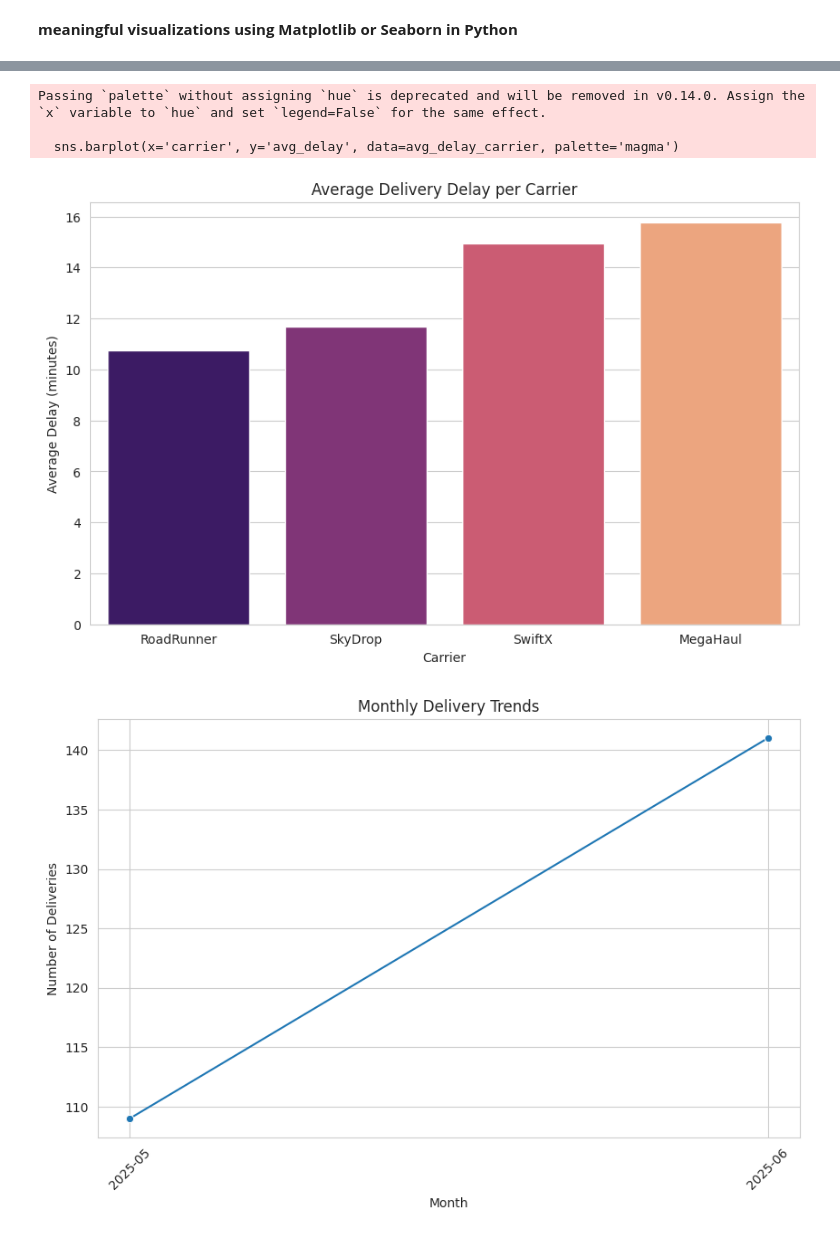
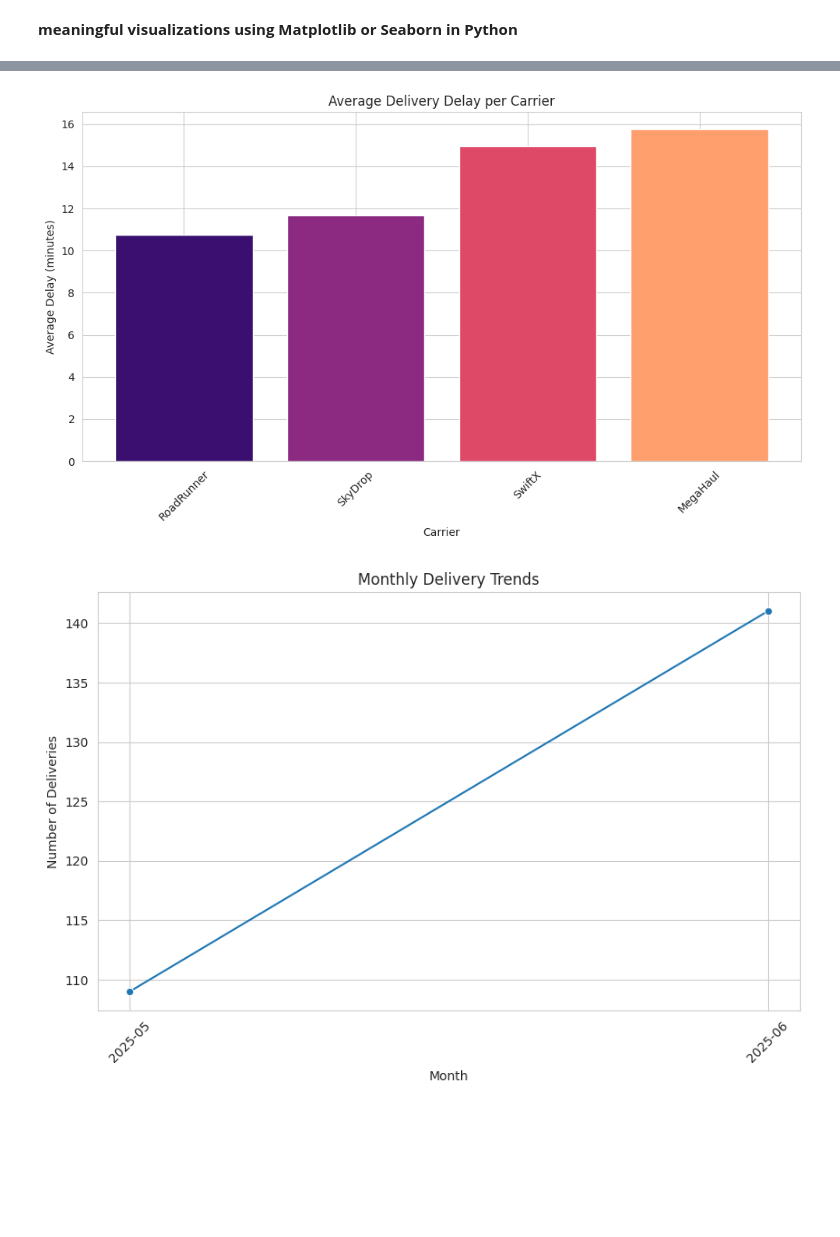
Before and after one commit to JabulaniMcineka/MyProjects, a Jupyter notebook: DeliverDataAnalysis.ipynb, the cells around one changed output, grey strips where cells are left out. Drawn from its saved outputs; the diff is of its cells as text; code cells hidden in the pictures; blank space fills up the shorter version.

```diff
--- a/DeliverDataAnalysis.ipynb
+++ b/DeliverDataAnalysis.ipynb
@@ -393,21 +434,46 @@ Passing `palette` without assigning `hue` is deprecated and will be removed in v
-# %%
-avg_delay_carrier = pd.read_sql("""
-    SELECT carrier, AVG(delay_minutes) AS avg_delay
-    FROM deliveries
-    GROUP BY carrier
-    ORDER BY avg_delay
-""", conn)
-
-sns.barplot(x='carrier', y='avg_delay', data=avg_delay_carrier, palette='magma')
-plt.title('Average Delivery Delay per Carrier')
-plt.ylabel('Average Delay (minutes)')
-plt.xlabel('Carrier')
-plt.show()
-# %% [output]
-Passing `palette` without assigning `hue` is deprecated and will be removed in v0.14.0. Assign the `x` variable to `hue` and set `legend=False` for the same effect.
-
-  sns.barplot(x='carrier', y='avg_delay', data=avg_delay_carrier, palette='magma')
-[figure, removed]
+# %%
+import matplotlib.pyplot as plt
+import seaborn as sns
+import pandas as pd
+
+# Query average delay per carrier
+avg_delay_carrier = pd.read_sql("""
+    SELECT carrier, AVG(delay_minutes) AS avg_delay
+    FROM Deliveries
+    GROUP BY carrier
+    ORDER BY avg_delay
+""", conn)
+
+# Generate Magma colors
+colors = sns.color_palette("magma", n_colors=len(avg_delay_carrier))
+
+import matplotlib.pyplot as plt
+import seaborn as sns
+import pandas as pd
+
+# Query average delay per carrier
+avg_delay_carrier = pd.read_sql("""
+    SELECT carrier, AVG(delay_minutes) AS avg_delay
+    FROM Deliveries
+    GROUP BY carrier
+    ORDER BY avg_delay
+""", conn)
+
+# Generate Magma colors (one per bar)
+colors = sns.color_palette("magma", n_colors=len(avg_delay_carrier))
+
+# Plot bars manually with colors
+plt.figure(figsize=(10,6))
+plt.bar(avg_delay_carrier['carrier'], avg_delay_carrier['avg_delay'], color=colors)
+
+plt.title('Average Delivery Delay per Carrier')
+plt.ylabel('Average Delay (minutes)')
+plt.xlabel('Carrier')
+plt.xticks(rotation=45)
+plt.tight_layout()
+plt.show()
+# %% [output]
+[figure, added]
 # %%
 monthly_trends = pd.read_sql("""
     SELECT strftime('%Y-%m', scheduled_datetime) AS month, COUNT(*) AS deliveries_count
```
Also changed, not shown: parts of 18 cells of this notebook.
